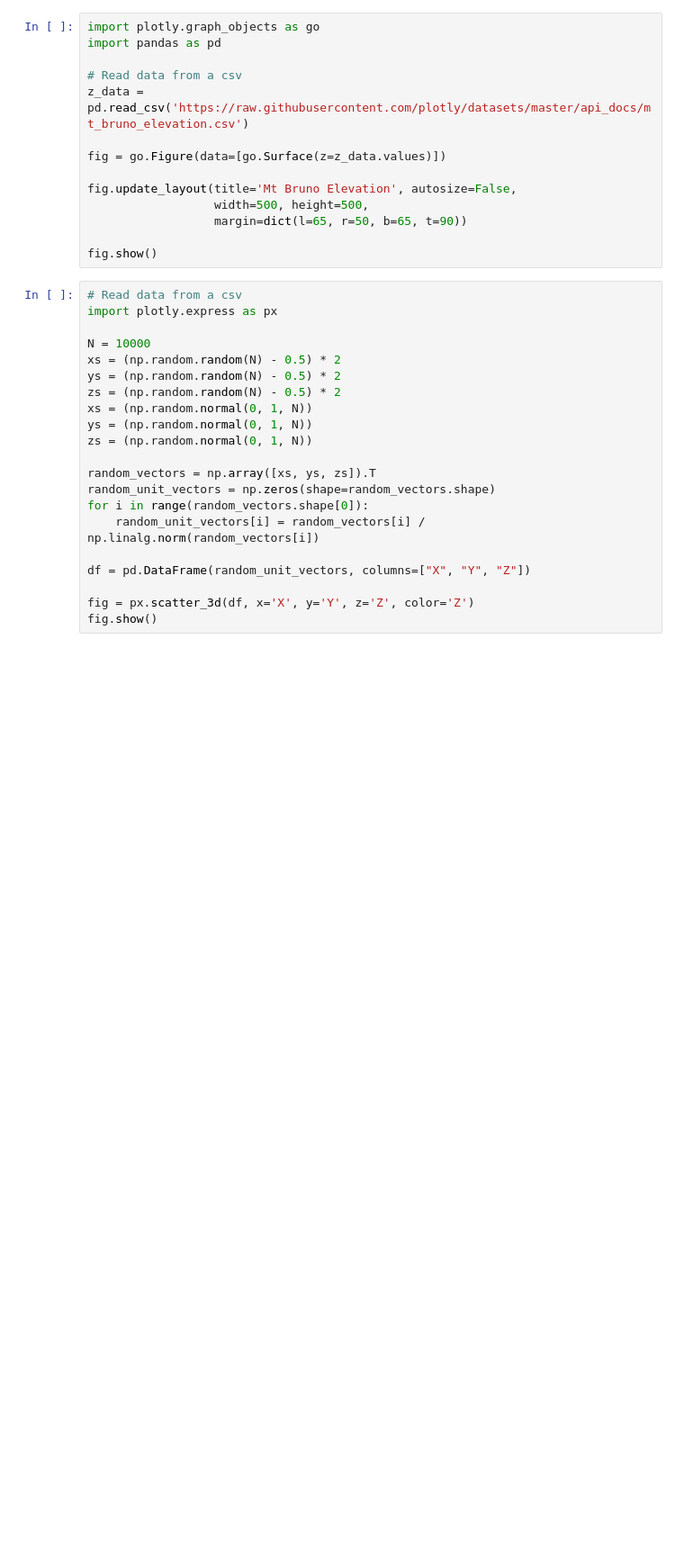
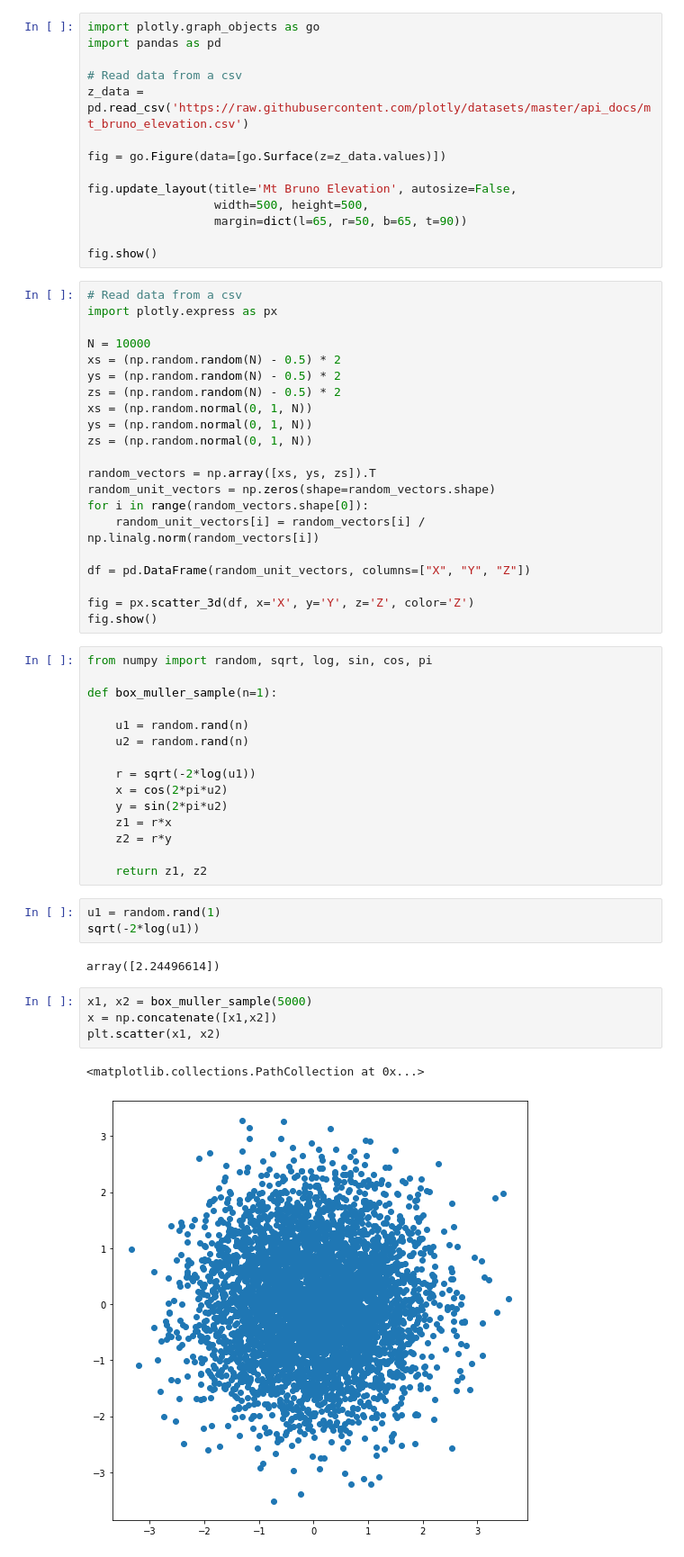
Before and after one commit to RobertRuta/GPU_Accelerated_Vicsek, a Jupyter notebook: Assets/Code/Common/Experimental/unitvector/uniform_random_unit_vectors_various_surfaces.ipynb, the cells around one changed output. Shown at 90% size. Saved outputs shown, nothing was run; the diff lists cells and outputs as text; blank space fills up the shorter version.

```diff
--- a/Assets/Code/Common/Experimental/unitvector/uniform_random_unit_vectors_various_surfaces.ipynb
+++ b/Assets/Code/Common/Experimental/unitvector/uniform_random_unit_vectors_various_surfaces.ipynb
@@ -105,3 +105,30 @@ df = pd.DataFrame(random_unit_vectors, columns=["X", "Y", "Z"])
 
 fig = px.scatter_3d(df, x='X', y='Y', z='Z', color='Z')
 fig.show()
+# %%
+from numpy import random, sqrt, log, sin, cos, pi
+
+def box_muller_sample(n=1):
+
+    u1 = random.rand(n)
+    u2 = random.rand(n)
+
+    r = sqrt(-2*log(u1))
+    x = cos(2*pi*u2)
+    y = sin(2*pi*u2)
+    z1 = r*x
+    z2 = r*y
+
+    return z1, z2
+# %%
+u1 = random.rand(1)
+sqrt(-2*log(u1))
+# %% [output]
+array([2.24496614])
+# %%
+x1, x2 = box_muller_sample(5000)
+x = np.concatenate([x1,x2])
+plt.scatter(x1, x2)
+# %% [output]
+<matplotlib.collections.PathCollection at 0x...>
+[figure, added]
```
Also changed, not shown: parts of 1 cell of this notebook, 10 other files.
